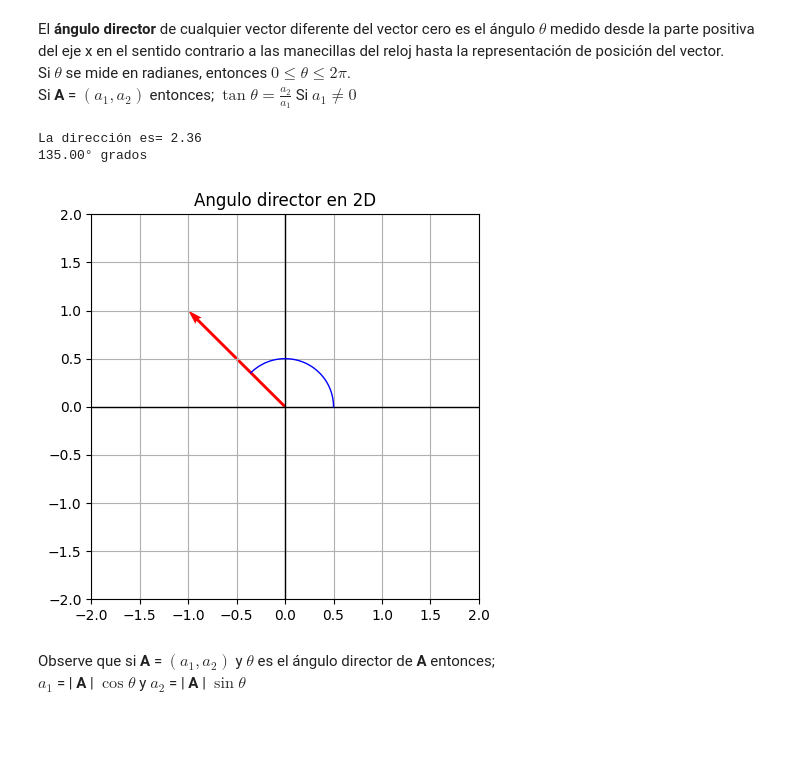
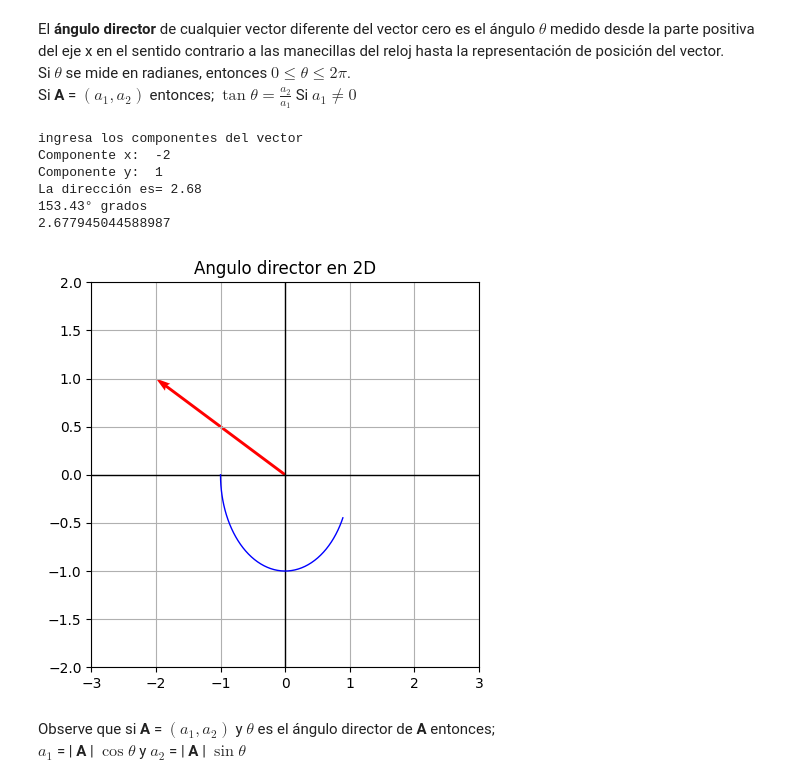
Before and after one commit to KristhianPineda/kPhysics, a Jupyter notebook: notebooks/math/vectores1.ipynb, the cells around one changed output. Saved outputs shown, nothing was run; the diff lists cells and outputs as text; code cells hidden in the pictures; blank space fills up the shorter version.

```diff
--- a/notebooks/math/vectores1.ipynb
+++ b/notebooks/math/vectores1.ipynb
@@ -72,46 +99,55 @@ Si **A** = $(a_1, a_2)$ entonces; $\tan \theta =\frac{a_2}{a_1}$ Si $a_1 \neq 0$
 # %%
 import matplotlib.pyplot as plt
 import numpy as np
 
-#Coordenadas del origen del vector
-origen_x = 0
-origen_y = 0
+# Ingresa los componentes del vector (x, y)
+print("ingresa los componentes del vector")
+vec_x=float(input("Componente x: "))
+vec_y=float(input("Componente y: "))
+angulo = np.arctan2(vec_y, vec_x)
 
-#Componentes del vector (x, y)
-vector_x = -1
-vector_y = 1
-angulo = np.arctan2(vector_y, vector_x)
+
+# Ingresa los parametros de los límites de la gráfica
+lim_x=abs(vec_x) + 1
+lim_y=abs(vec_y) + 1
 
 # Puntos del ángulo
-r= 0.5
-theta = np.linspace(0, angulo, 50)
+r= vec_x/2
+theta = np.linspace(0, angulo, 200)
 
 # Coordenadas del arco
 arco_x = r*np.cos(theta)
 arco_y = r*np.sin(theta)
 
-#Dibujo del vector
+# Dibuja el plano
 plt.figure(figsize=(5,5))
-plt.quiver(origen_x, origen_y, vector_x, vector_y, angles ='xy', scale_units ='xy', scale = 1, color = 'r')
 plt.grid(True)
-plt.xlim(-2, 2)
-plt.ylim(-2, 2)
+plt.xlim(-lim_x, lim_x)
+plt.ylim(-lim_y, lim_y)
 plt.axhline(0, color = 'black', linewidth = 1) # Eje x
 plt.axvline(0, color = 'black', linewidth = 1) # Eje y
 plt.title("Angulo director en 2D")
+plt.show
+
+# Dibuja el vector
+plt.quiver(0, 0, vec_x, vec_y, angles ='xy', scale_units ='xy', scale = 1, color = 'r')
 
 # Dibujo del arco
 plt.plot(arco_x, arco_y, color = 'blue', linewidth = 1)
-plt.show
 
-# Calcular el ángulo de dirección
+# Muestra el ángulos de dirección en radianes y grados
 print("La dirección es=", f"{angulo:.2f}")
 angulo_deg = np.degrees(angulo)
 print(f"{angulo_deg:.2f}° grados")
+print(angulo)
 # %% [output]
-La dirección es= 2.36
-135.00° grados
+ingresa los componentes del vector
+Componente x:  -2
+Componente y:  1
+La dirección es= 2.68
+153.43° grados
+2.677945044588987
-[figure, old version]
+[figure, new version]
 # %% [markdown]
 Observe que si **A** = $(a_1, a_2)$ y $\theta$ es el ángulo director de **A** entonces;
 $a_1$ = | **A** | $\cos\theta$ y $a_2$ = | **A** | $\sin\theta$
```
Also changed, not shown: parts of 6 cells of this notebook.
